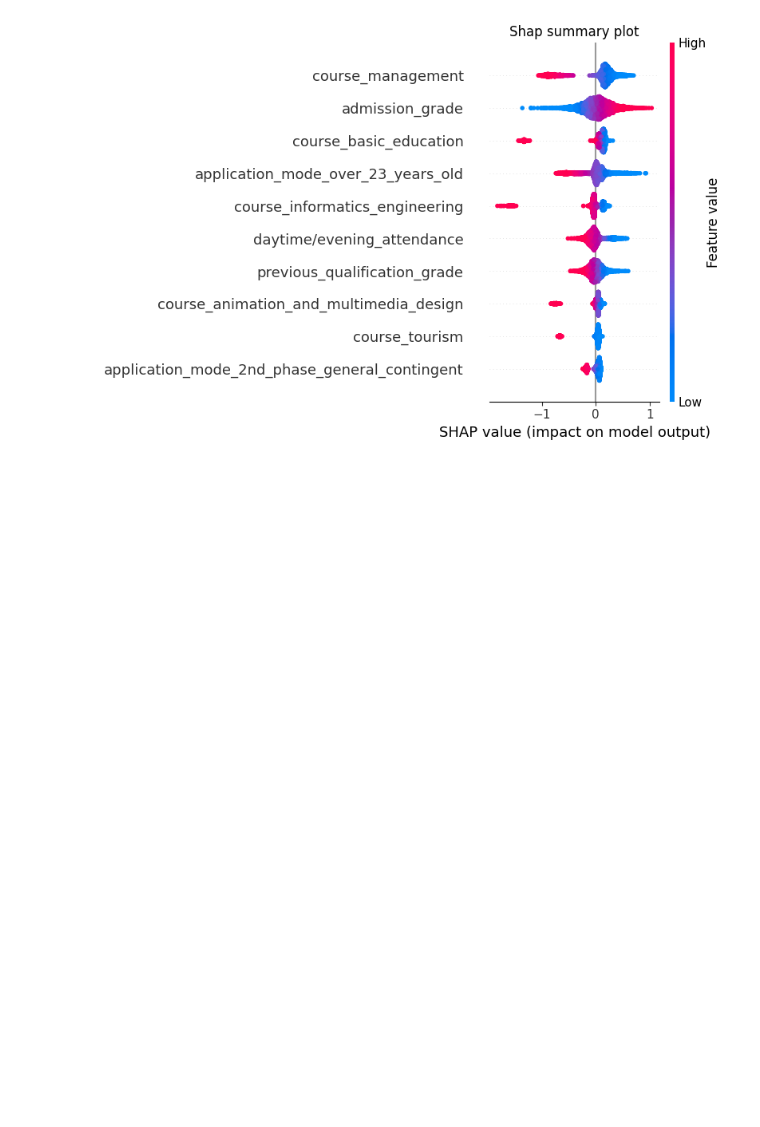
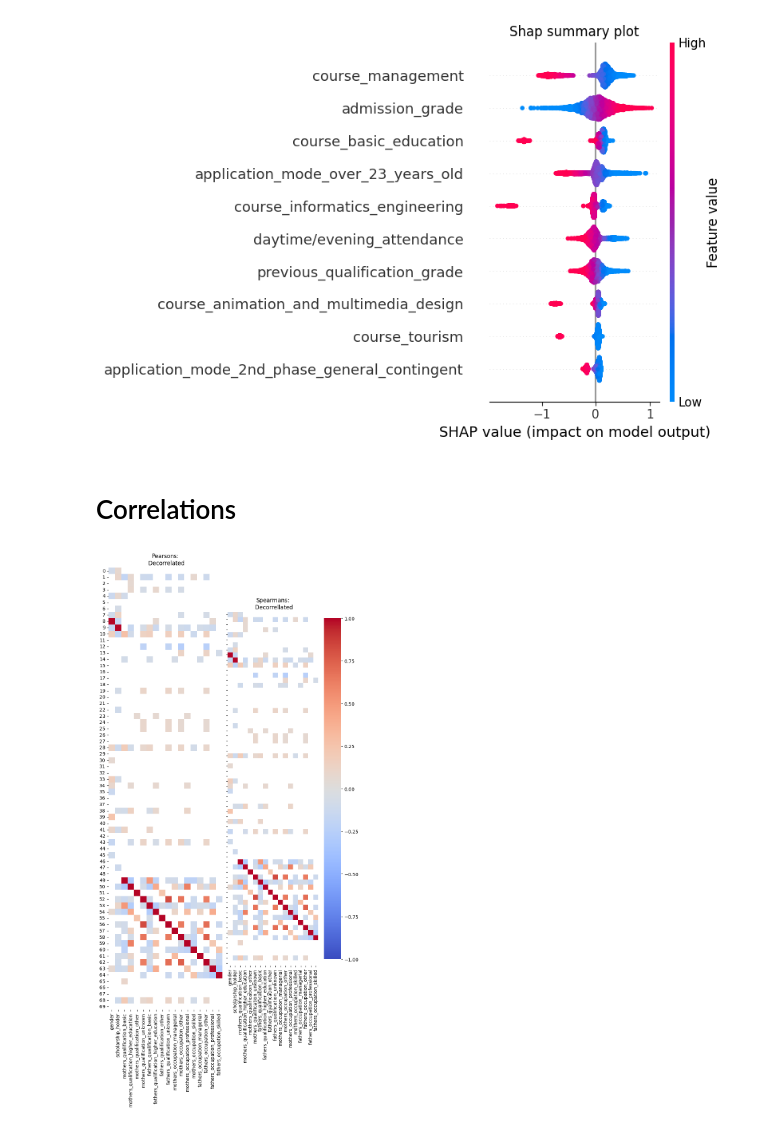
Before and after one commit to Xannadoo/Algorithmic_Fairness_Mandatories, a Jupyter notebook: Exam/Predicting_students_dropout_v3.ipynb, the cells around one changed output. Drawn from its saved outputs; the diff is of its cells as text; code cells hidden in the pictures; blank space fills up the shorter version.

```diff
--- a/Exam/Predicting_students_dropout_v3.ipynb
+++ b/Exam/Predicting_students_dropout_v3.ipynb
@@ -754,3 +754,5 @@ plt.title(f'Shap summary plot')
 plt.tight_layout()
 # %% [output]
 [figure]
+# %% [markdown]
+# Correlations
@@ -756,0 +865,4 @@ plt.tight_layout()
+# %%
+plot_corr_compare(df=features,feature_cols=group_cols)
+# %% [output]
+[figure, added]
```
Also changed, not shown: parts of 2 cells of this notebook.
